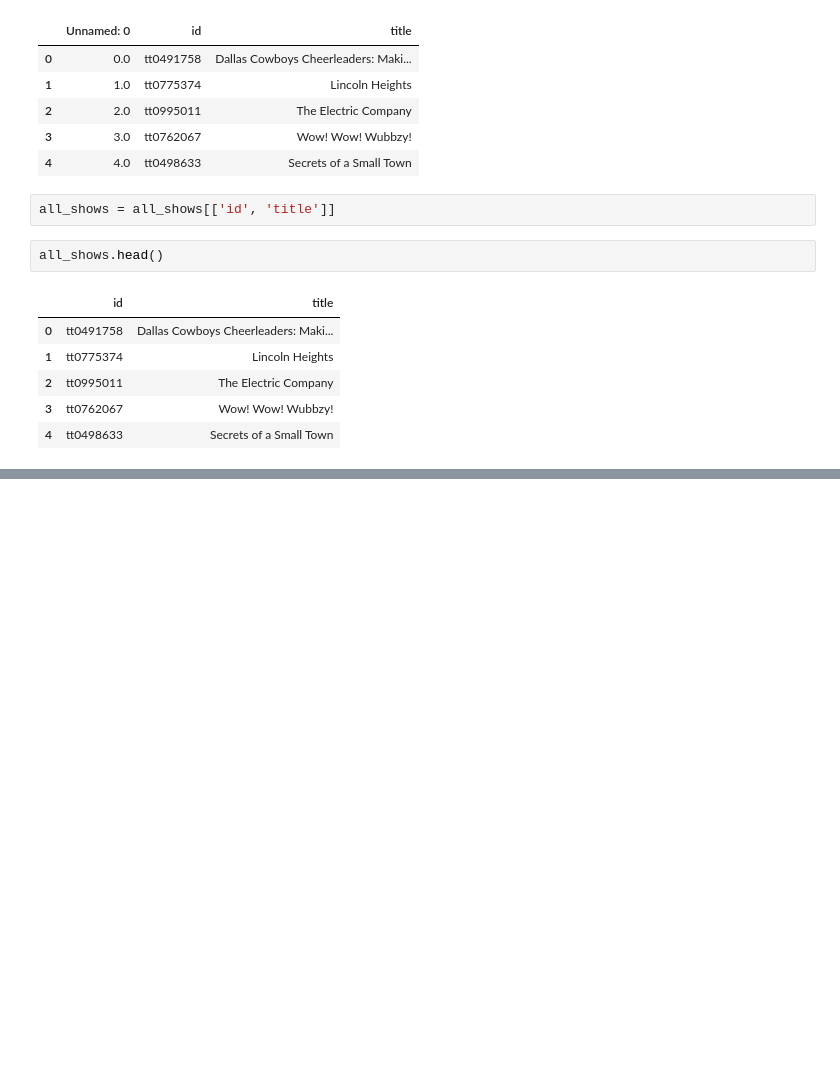
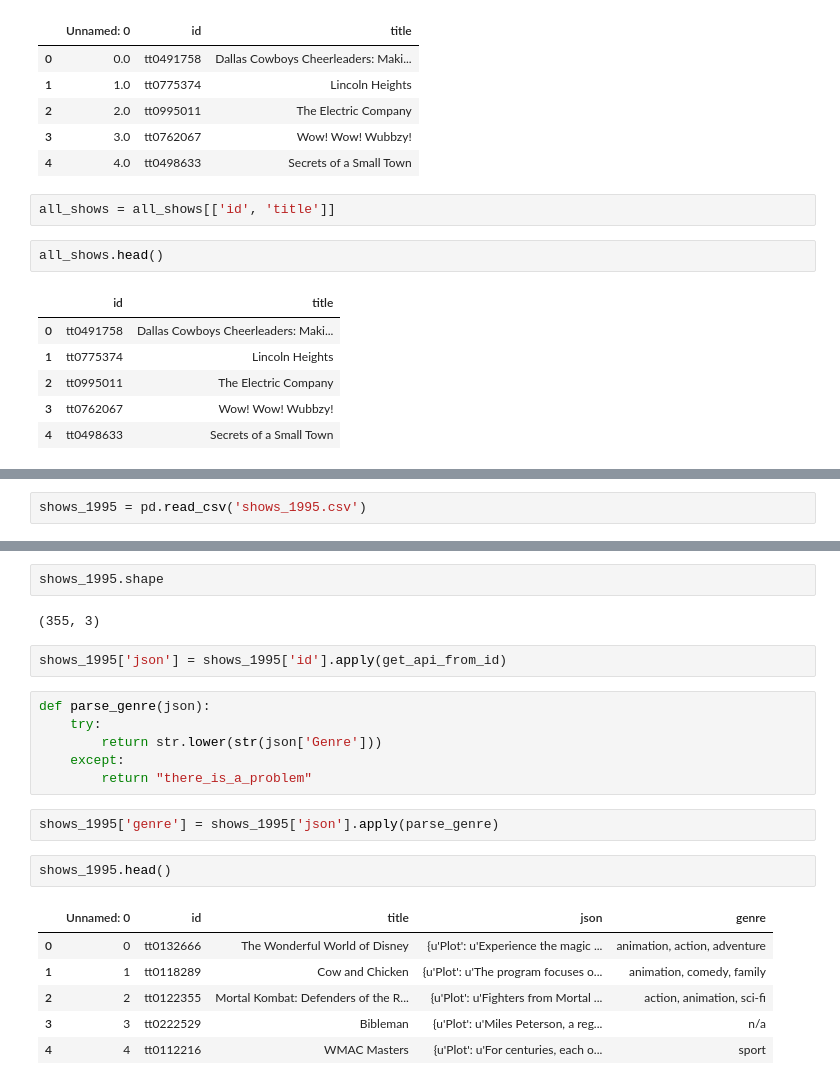
Before and after one commit to cgeppig/Will_My_Show_Get_Cancelled, a Jupyter notebook: new_data/new_data_acquisition.ipynb, the cells around one changed output, grey strips where cells are left out. Drawn from its saved outputs; the diff is of its cells as text; blank space fills up the shorter version.

Commit message:
accessing omdb api works, still trying to parse json

```diff
--- a/new_data/new_data_acquisition.ipynb
+++ b/new_data/new_data_acquisition.ipynb
@@ -330,0 +377,2 @@ all_shows.to_csv('all')
+# %%
+shows_1995 = pd.read_csv('shows_1995.csv')
@@ -330,0 +408,23 @@ all_shows.to_csv('all')
+# %%
+shows_1995.shape
+# %% [output]
+(355, 3)
+# %%
+shows_1995['json'] = shows_1995['id'].apply(get_api_from_id)
+# %%
+def parse_genre(json):
+    try:
+        return str.lower(str(json['Genre']))
+    except:
+        return "there_is_a_problem"
+# %%
+shows_1995['genre'] = shows_1995['json'].apply(parse_genre)
+# %%
+shows_1995.head()
+# %% [output]
+|  | Unnamed: 0 | id | title | json | genre |
+| 0 | 0 | tt0132666 | The Wonderful World of Disney | {u'Plot': u'Experience the magic ... | animation, action, adventure |
+| 1 | 1 | tt0118289 | Cow and Chicken | {u'Plot': u'The program focuses o... | animation, comedy, family |
+| 2 | 2 | tt0122355 | Mortal Kombat: Defenders of the R... | {u'Plot': u'Fighters from Mortal ... | action, animation, sci-fi |
+| 3 | 3 | tt0222529 | Bibleman | {u'Plot': u'Miles Peterson, a reg... | n/a |
+| 4 | 4 | tt0112216 | WMAC Masters | {u'Plot': u'For centuries, each o... | sport |
```
Also changed, not shown: parts of 7 cells of this notebook.
